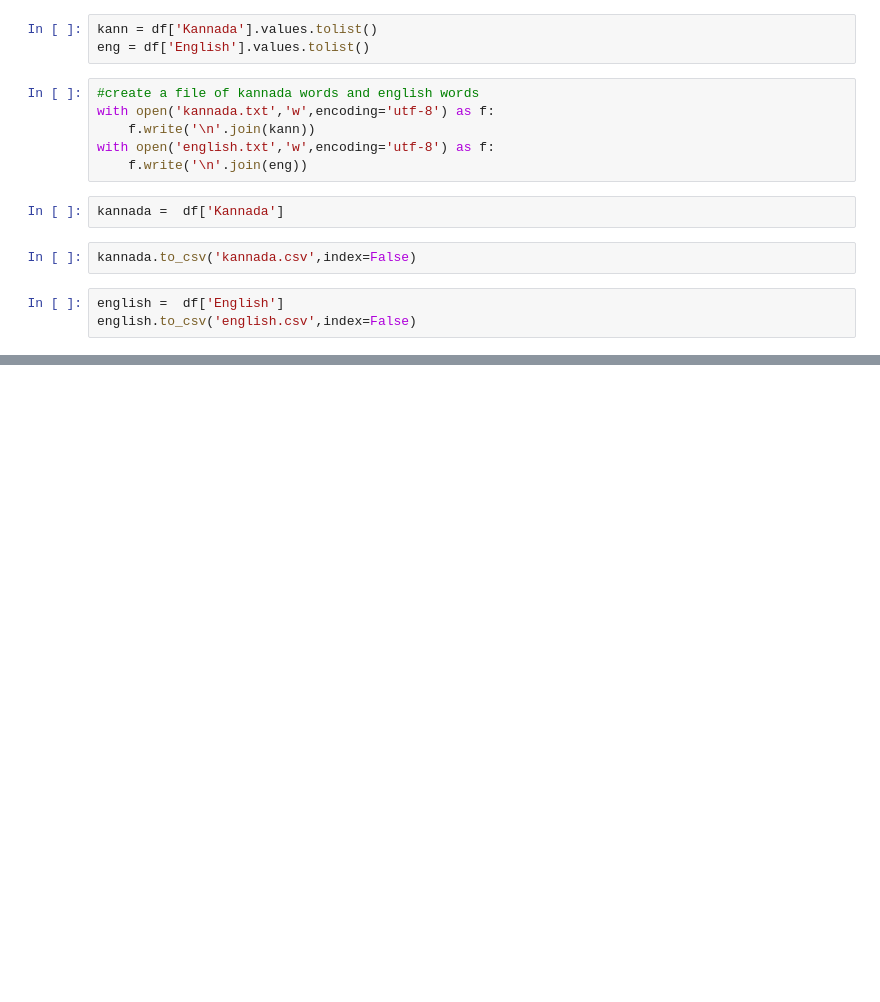
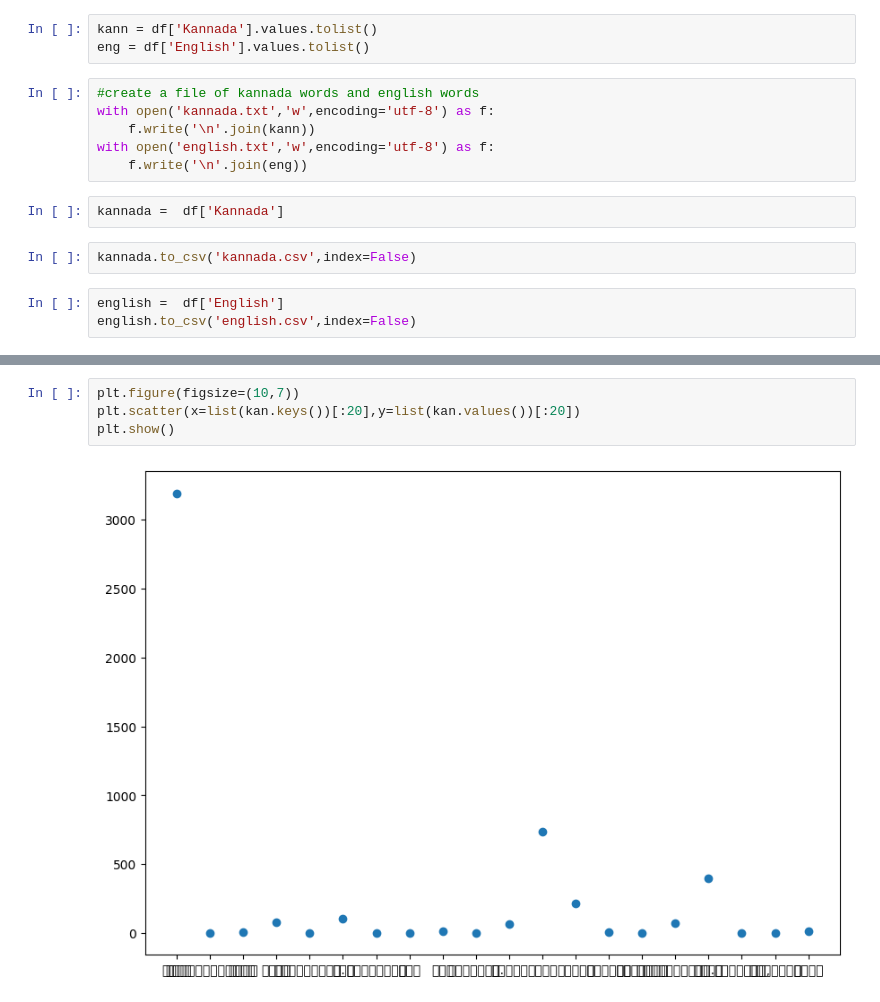
Before and after one commit to Rahs0601/Language-Translation, a Jupyter notebook: Visualsiztion.ipynb, the cells around one changed output, grey strips where cells are left out. Drawn from its saved outputs; the diff is of its cells as text; blank space fills up the shorter version.

```diff
--- a/Visualsiztion.ipynb
+++ b/Visualsiztion.ipynb
@@ -96,0 +140,6 @@ english.to_csv('english.csv',index=False)
+# %%
+plt.figure(figsize=(10,7))
+plt.scatter(x=list(kan.keys())[:20],y=list(kan.values())[:20])
+plt.show()
+# %% [output]
+[figure, added]
```
Also changed, not shown: parts of 13 cells of this notebook, 9 other files.
